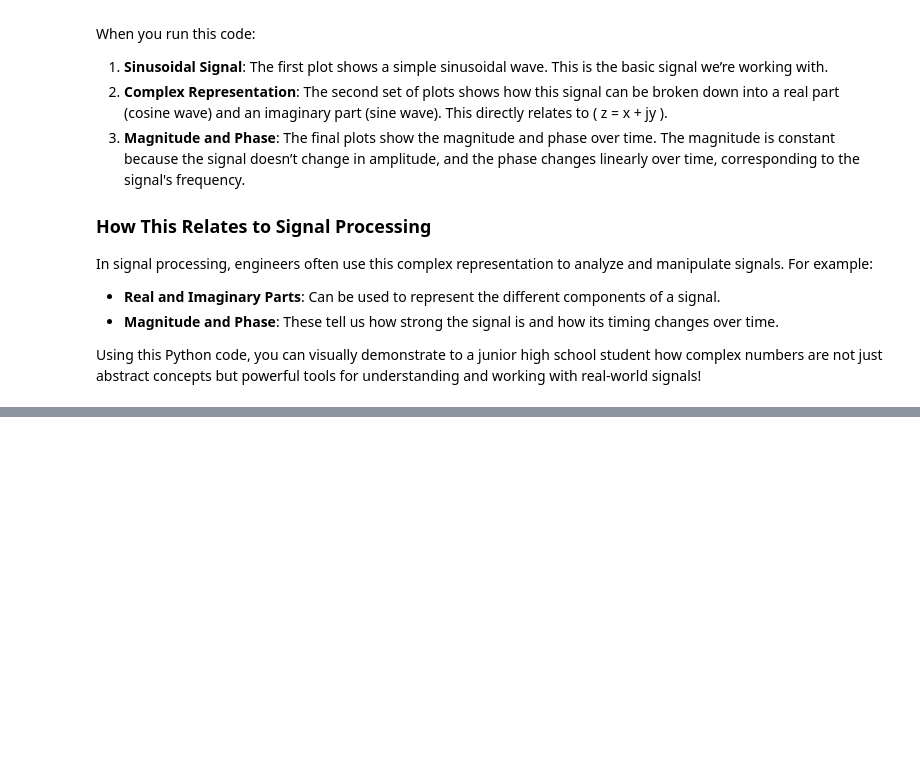
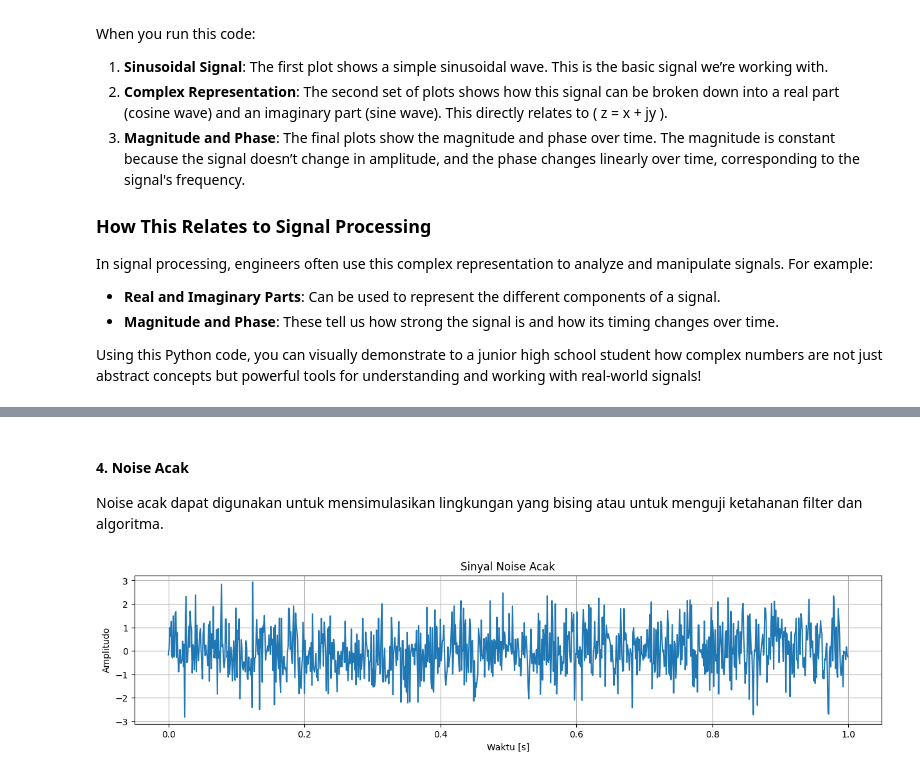
Before and after one commit to informatika-itera/if3024-handson, a Jupyter notebook: 0_complex_number.ipynb, the cells around one changed output, grey strips where cells are left out. Cells and saved outputs as stored; diff of their text form; code cells hidden in the pictures; blank space fills up the shorter version.

```diff
--- a/0_complex_number.ipynb
+++ b/0_complex_number.ipynb
@@ -102,0 +187,16 @@ Using this Python code, you can visually demonstrate to a junior high school stu
+# %% [markdown]
+#### 4. **Noise Acak**
+Noise acak dapat digunakan untuk mensimulasikan lingkungan yang bising atau untuk menguji ketahanan filter dan algoritma.
+# %%
+noise_signal = np.random.normal(0, 1, t.shape)
+
+# Plot sinyal
+plt.figure(figsize=(15, 3))
+plt.plot(t, noise_signal)
+plt.title('Sinyal Noise Acak')
+plt.xlabel('Waktu [s]')
+plt.ylabel('Amplitudo')
+plt.grid(True)
+plt.show()
+# %% [output]
+[figure, added]
```
Also changed, not shown: parts of 10 cells of this notebook, 3 other files.
